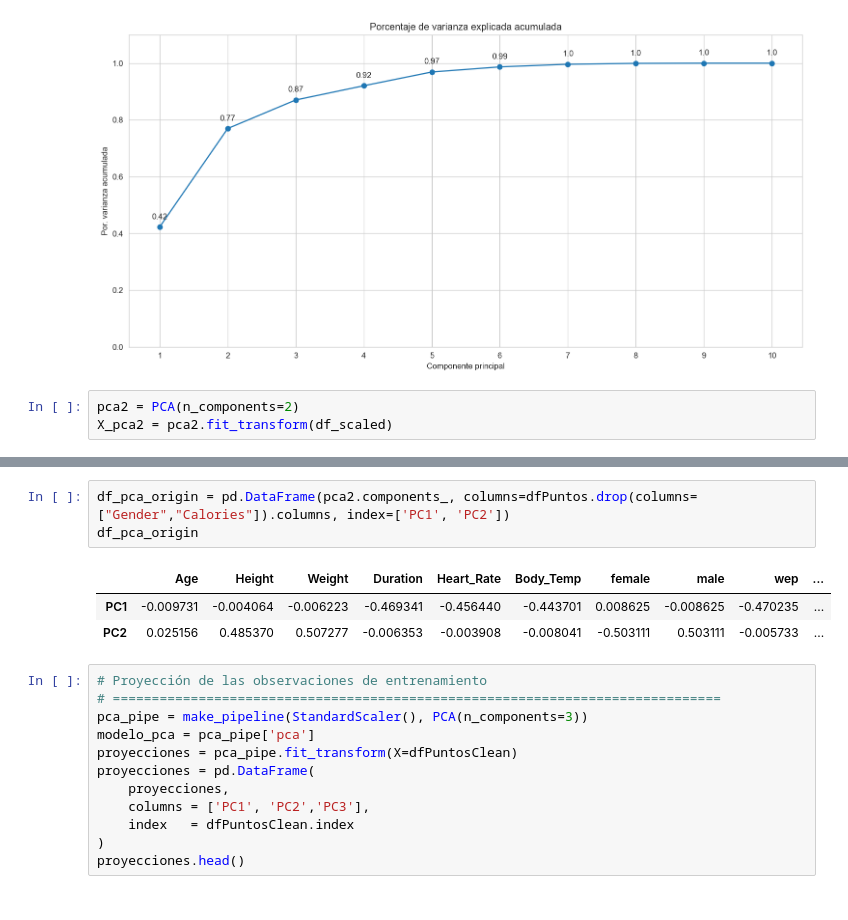
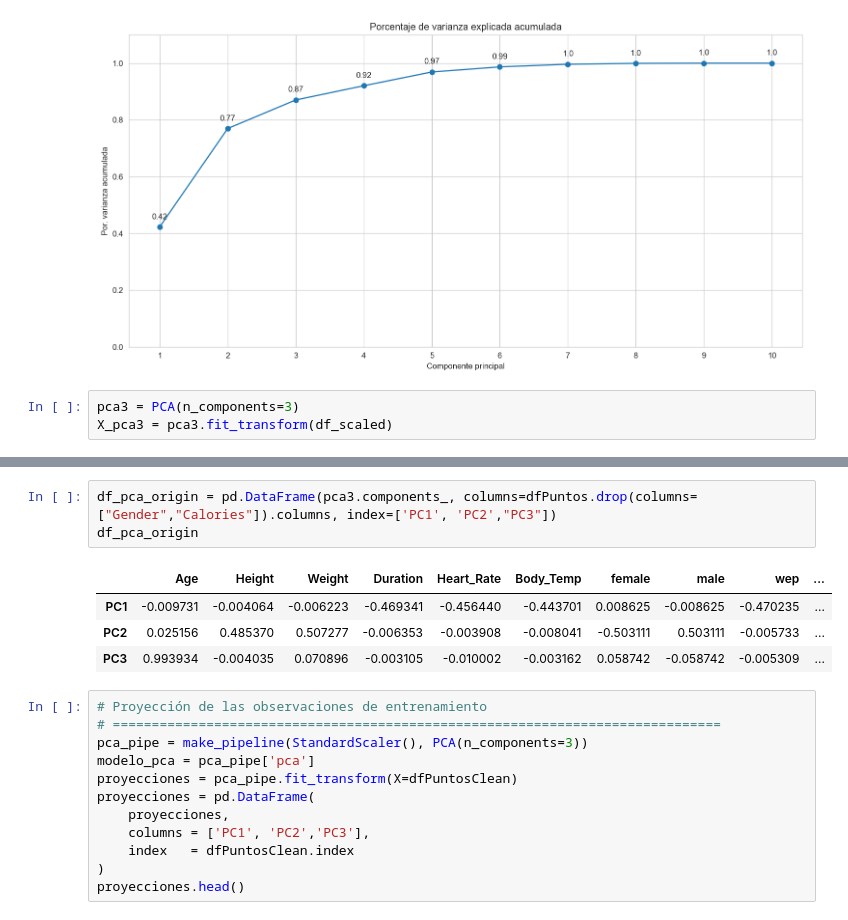
Before and after one commit to NicoUIcreator/WaynessMarketing, a Jupyter notebook: presentacion.ipynb, the cells around one changed output, grey strips where cells are left out. Cells and saved outputs as stored; diff of their text form.

```diff
--- a/presentacion.ipynb
+++ b/presentacion.ipynb
@@ -505,6 +607,6 @@ Porcentaje de varianza explicada acumulada
  0.99614749 0.99927745 1.         1.        ]
 [figure]
 # %%
-pca2 = PCA(n_components=2)
-X_pca2 = pca2.fit_transform(df_scaled)
+pca3 = PCA(n_components=3)
+X_pca3 = pca3.fit_transform(df_scaled)
 # %%
@@ -527,10 +629,11 @@ df_pca2
 # %%
-df_pca_origin = pd.DataFrame(pca2.components_, columns=dfPuntos.drop(columns=["Gender","Calories"]).columns, index=['PC1', 'PC2'])
+df_pca_origin = pd.DataFrame(pca3.components_, columns=dfPuntos.drop(columns=["Gender","Calories"]).columns, index=['PC1', 'PC2',"PC3"])
 df_pca_origin
 # %% [output]
 |  | Age | Height | Weight | Duration | Heart_Rate | Body_Temp | female | male | wep | ... |
 | PC1 | -0.009731 | -0.004064 | -0.006223 | -0.469341 | -0.456440 | -0.443701 | 0.008625 | -0.008625 | -0.470235 | ... |
 | PC2 | 0.025156 | 0.485370 | 0.507277 | -0.006353 | -0.003908 | -0.008041 | -0.503111 | 0.503111 | -0.005733 | ... |
+| PC3 | 0.993934 | -0.004035 | 0.070896 | -0.003105 | -0.010002 | -0.003162 | 0.058742 | -0.058742 | -0.005309 | ... |
 # %%
 # Proyección de las observaciones de entrenamiento
 # ==============================================================================
```
Also changed, not shown: parts of 17 cells of this notebook, 1 other file.
